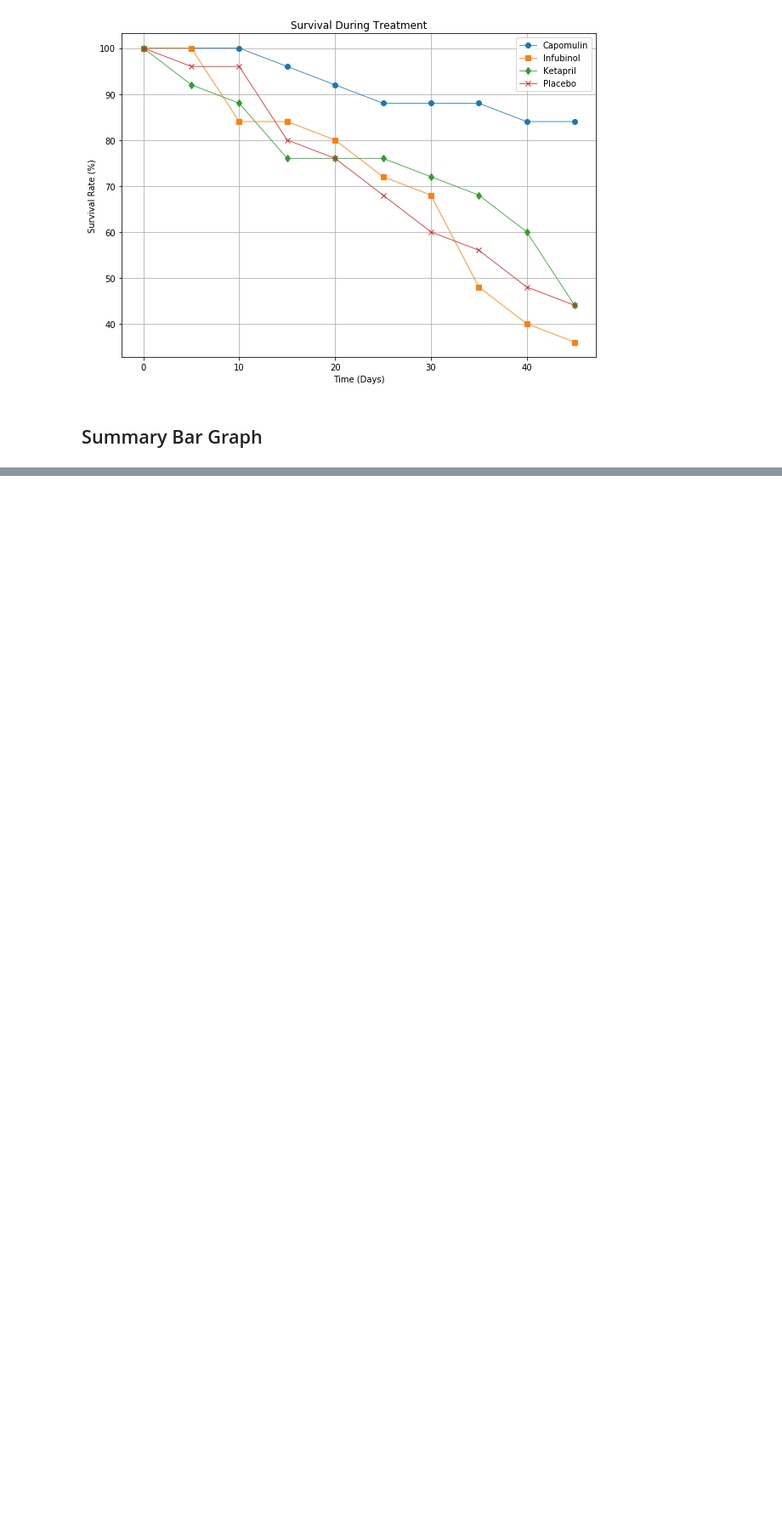
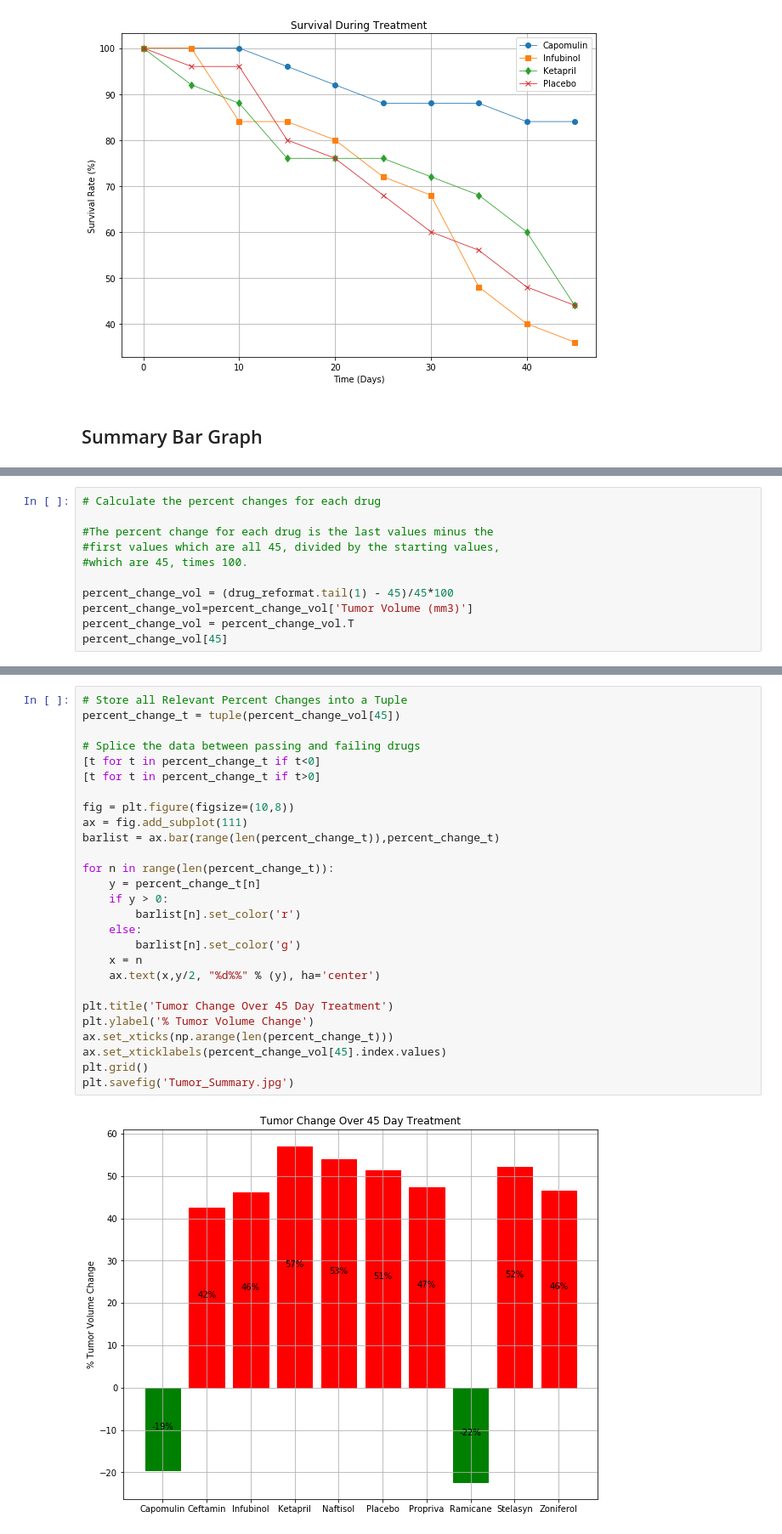
Before and after one commit to fcoba/Matplotlib_HW, a Jupyter notebook: Pymaceuticals/Coba_pymaceuticals_starter.ipynb, the cells around one changed output, grey strips where cells are left out. Shown at 85% size. Saved outputs shown, nothing was run; the diff lists cells and outputs as text; blank space fills up the shorter version.

```diff
--- a/Pymaceuticals/Coba_pymaceuticals_starter.ipynb
+++ b/Pymaceuticals/Coba_pymaceuticals_starter.ipynb
@@ -318,0 +294,11 @@ plt.savefig('mice_plot3.jpg')
+# %%
+# Calculate the percent changes for each drug
+
+#The percent change for each drug is the last values minus the
+#first values which are all 45, divided by the starting values,
+#which are 45, times 100.
+
+percent_change_vol = (drug_reformat.tail(1) - 45)/45*100
+percent_change_vol=percent_change_vol['Tumor Volume (mm3)']
+percent_change_vol = percent_change_vol.T
+percent_change_vol[45]
@@ -318,0 +318,29 @@ plt.savefig('mice_plot3.jpg')
+# %%
+# Store all Relevant Percent Changes into a Tuple
+percent_change_t = tuple(percent_change_vol[45])
+
+# Splice the data between passing and failing drugs
+[t for t in percent_change_t if t<0]
+[t for t in percent_change_t if t>0]
+
+fig = plt.figure(figsize=(10,8))
+ax = fig.add_subplot(111)
+barlist = ax.bar(range(len(percent_change_t)),percent_change_t)
+
+for n in range(len(percent_change_t)):
+    y = percent_change_t[n]
+    if y > 0:
+        barlist[n].set_color('r')
+    else:
+        barlist[n].set_color('g')
+    x = n
+    ax.text(x,y/2, "%d%%" % (y), ha='center')
+
+plt.title('Tumor Change Over 45 Day Treatment')
+plt.ylabel('% Tumor Volume Change')
+ax.set_xticks(np.arange(len(percent_change_t)))
+ax.set_xticklabels(percent_change_vol[45].index.values)
+plt.grid()
+plt.savefig('Tumor_Summary.jpg')
+# %% [output]
+[figure, added]
```
Also changed, not shown: parts of 3 cells of this notebook, 1 other file.
